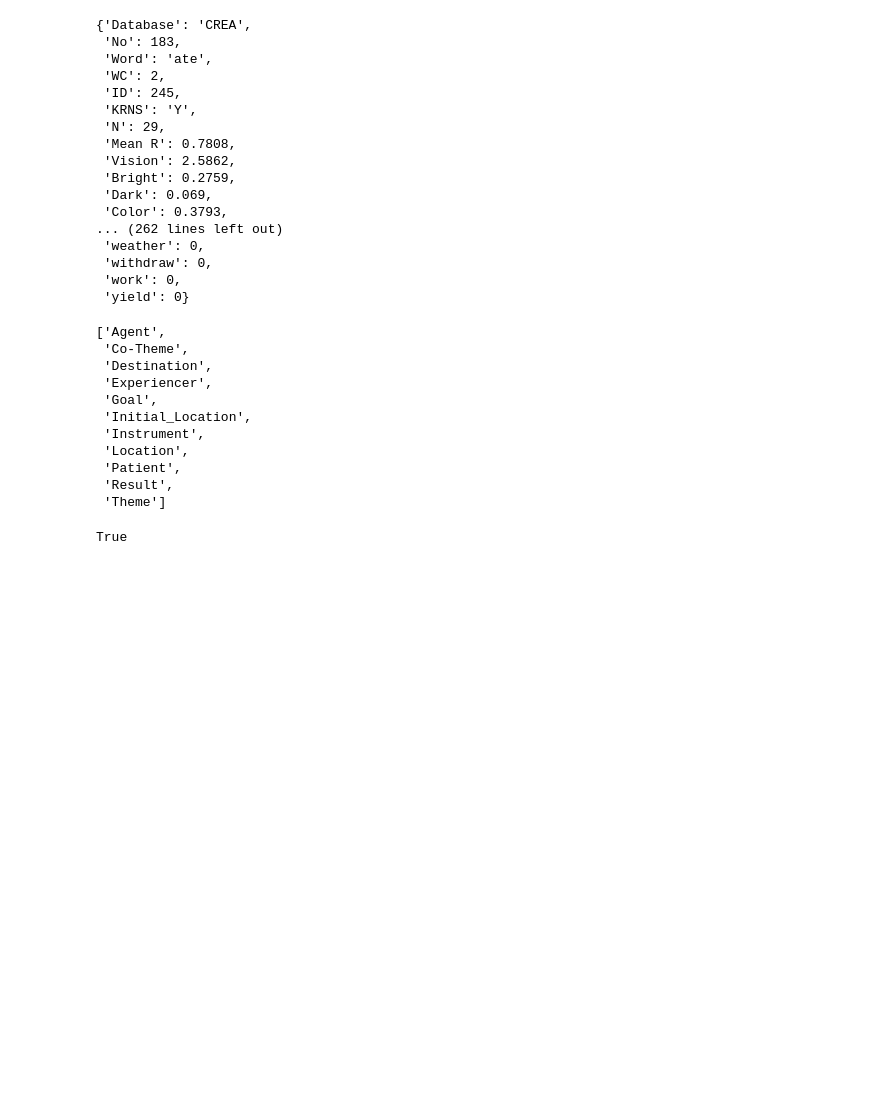
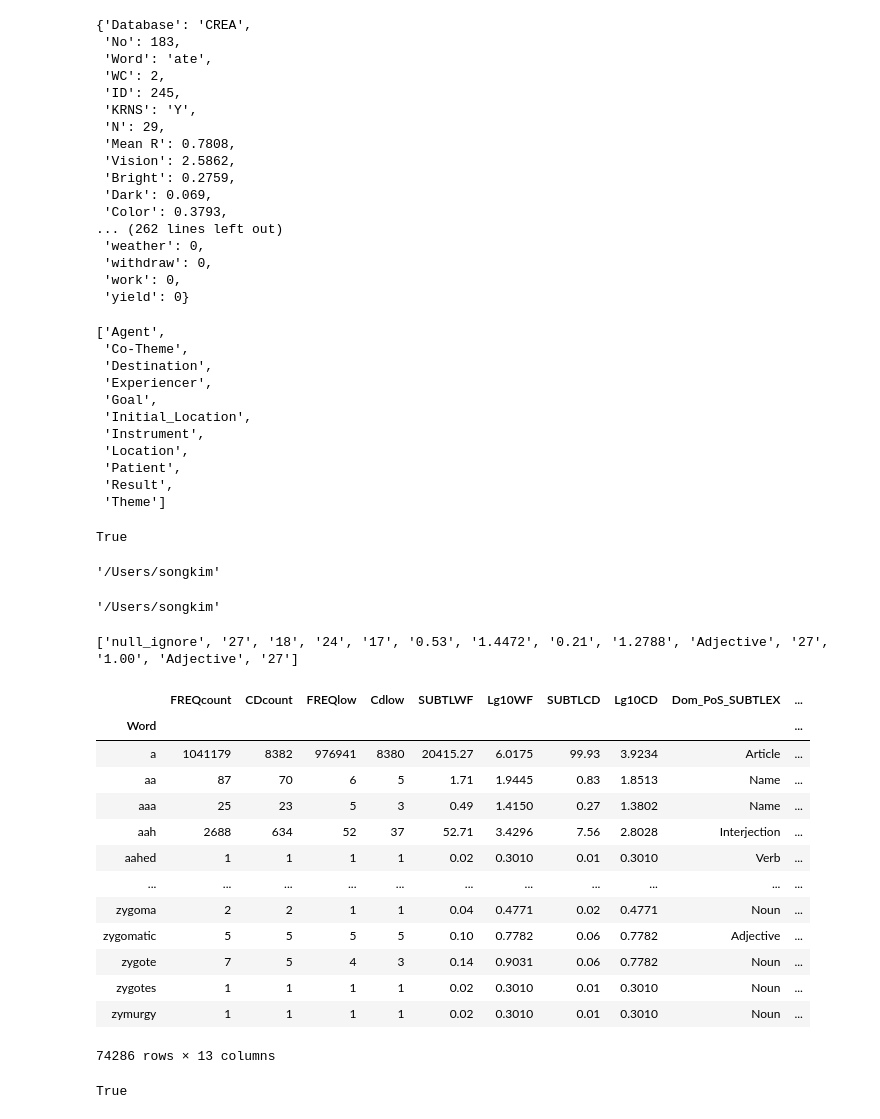
Before and after one commit to sonhkim/VerbVec, a Jupyter notebook: combine_crea_verbnet.ipynb, the cells around one changed output. Drawn from its saved outputs; the diff is of its cells as text; code cells hidden in the pictures; blank space fills up the shorter version.

Commit message:
file replaced

```diff
--- a/combine_crea_verbnet.ipynb
+++ b/combine_crea_verbnet.ipynb
@@ -680,3 +615,11 @@ True
 for w in vn.lemmas():
     if themrole_from_csv[w] != sorted(list(themrole_dict_compact[w])):
         print (w)
+# %%
+pwd
+# %% [output]
+'/Users/songkim'
+# %%
+pwd
+# %% [output]
+'/Users/songkim'
@@ -682,0 +629,40 @@ for w in vn.lemmas():
+# %%
+#Open SUBTLEXus text file, search for 'null' and replace with 'null_ignore' (otherwise raising error)
+
+rows = []
+with open('Google Drive/Primary/Projects/VerbVector/SUBTLEX-US_frequency_PoS.txt') as f:
+    i = 0
+    for row in csv.reader(f, delimiter ='\t'):
+        #print (row)
+        #i += 1
+        if row[0] == 'null':
+            row[0] = 'null_ignore'
+            rows.append(row)
+            print (row)
+        else:
+            rows.append(row)
+
+with open('Google Drive/Primary/Projects/VerbVector/SUBTLEX-US_frequency_PoS_fixed.csv', 'w') as g:
+    writer = csv.writer(g, delimiter = '\t')
+    writer.writerows(rows)
+# %% [output]
+['null_ignore', '27', '18', '24', '17', '0.53', '1.4472', '0.21', '1.2788', 'Adjective', '27', '1.00', 'Adjective', '27']
+# %%
+sublex = pd.read_csv('Google Drive/Primary/Projects/VerbVector/SUBTLEX-US_frequency_PoS_fixed.csv', delimiter = '\t', index_col='Word')
+# %%
+sublex
+# %% [output]
+|  | FREQcount | CDcount | FREQlow | Cdlow | SUBTLWF | Lg10WF | SUBTLCD | Lg10CD | Dom_PoS_SUBTLEX | ... |
+| Word |  |  |  |  |  |  |  |  |  | ... |
+| a | 1041179 | 8382 | 976941 | 8380 | 20415.27 | 6.0175 | 99.93 | 3.9234 | Article | ... |
+| aa | 87 | 70 | 6 | 5 | 1.71 | 1.9445 | 0.83 | 1.8513 | Name | ... |
+| aaa | 25 | 23 | 5 | 3 | 0.49 | 1.4150 | 0.27 | 1.3802 | Name | ... |
+| aah | 2688 | 634 | 52 | 37 | 52.71 | 3.4296 | 7.56 | 2.8028 | Interjection | ... |
+| aahed | 1 | 1 | 1 | 1 | 0.02 | 0.3010 | 0.01 | 0.3010 | Verb | ... |
+| ... | ... | ... | ... | ... | ... | ... | ... | ... | ... | ... |
+| zygoma | 2 | 2 | 1 | 1 | 0.04 | 0.4771 | 0.02 | 0.4771 | Noun | ... |
+| zygomatic | 5 | 5 | 5 | 5 | 0.10 | 0.7782 | 0.06 | 0.7782 | Adjective | ... |
+| zygote | 7 | 5 | 4 | 3 | 0.14 | 0.9031 | 0.06 | 0.7782 | Noun | ... |
+| zygotes | 1 | 1 | 1 | 1 | 0.02 | 0.3010 | 0.01 | 0.3010 | Noun | ... |
+| zymurgy | 1 | 1 | 1 | 1 | 0.02 | 0.3010 | 0.01 | 0.3010 | Noun | ... |
+74286 rows × 13 columns
@@ -682,0 +680,5 @@ for w in vn.lemmas():
+# %%
+#check whether the words are unique (not if 'null' was not replaced with 'null_ignore')
+sublex.index.is_unique
+# %% [output]
+True
```
Also changed, not shown: parts of 30 cells of this notebook.
